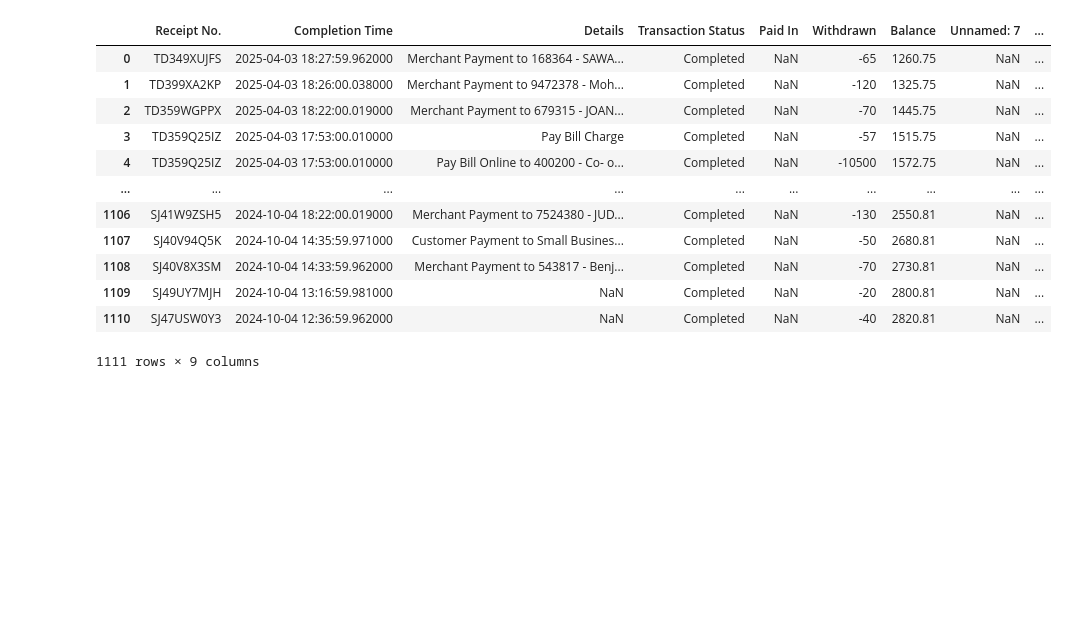
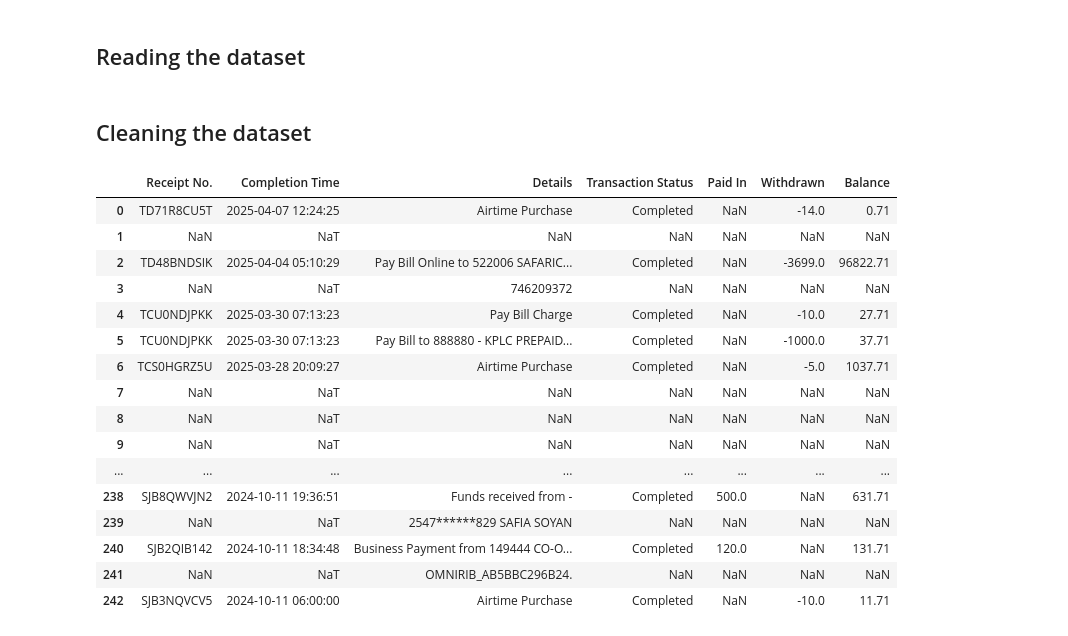
Before and after one commit to Brian342/JupyterNoteBook, a Jupyter notebook: mpesaCleaning.ipynb, the cells around one changed output. Drawn from its saved outputs; the diff is of its cells as text; code cells hidden in the pictures; blank space fills up the shorter version.

```diff
--- a/mpesaCleaning.ipynb
+++ b/mpesaCleaning.ipynb
@@ -1,23 +1,31 @@
 # %%
 import pandas as pd
+# %% [markdown]
+<h2> Reading the dataset </h2>
 # %%
 # Reading other dataset
-katra = pd.read_excel('/Users/briankimanzi/Documents/programming Languages/PythonProgramming/JupyterNoteBook/Datasets/MpesaStatement_Katra.xlsx')
-Nashipae = pd.read_excel('/Users/briankimanzi/Documents/programming Languages/PythonProgramming/JupyterNoteBook/Datasets/MPESA_Marylyne.xlsx')
+Data1 = pd.read_excel('/Users/briankimanzi/Documents/programming Languages/PythonProgramming/JupyterNoteBook/Datasets/MpesaStatement_Katra.xlsx')
+Data2 = pd.read_excel('/Users/briankimanzi/Documents/programming Languages/PythonProgramming/JupyterNoteBook/Datasets/MPESA_Marylyne.xlsx')
+# %% [markdown]
+<h2> Cleaning the dataset </h2>
 # %%
-Nashipae
+Data1
 # %% [output]
-|  | Receipt No. | Completion Time | Details | Transaction Status | Paid In | Withdrawn | Balance | Unnamed: 7 | ... |
-| 0 | TD349XUJFS | 2025-04-03 18:27:59.962000 | Merchant Payment to 168364 - SAWA... | Completed | NaN | -65 | 1260.75 | NaN | ... |
-| 1 | TD399XA2KP | 2025-04-03 18:26:00.038000 | Merchant Payment to 9472378 - Moh... | Completed | NaN | -120 | 1325.75 | NaN | ... |
-| 2 | TD359WGPPX | 2025-04-03 18:22:00.019000 | Merchant Payment to 679315 - JOAN... | Completed | NaN | -70 | 1445.75 | NaN | ... |
-| 3 | TD359Q25IZ | 2025-04-03 17:53:00.010000 | Pay Bill Charge | Completed | NaN | -57 | 1515.75 | NaN | ... |
-| 4 | TD359Q25IZ | 2025-04-03 17:53:00.010000 | Pay Bill Online to 400200 - Co- o... | Completed | NaN | -10500 | 1572.75 | NaN | ... |
-| ... | ... | ... | ... | ... | ... | ... | ... | ... | ... |
-| 1106 | SJ41W9ZSH5 | 2024-10-04 18:22:00.019000 | Merchant Payment to 7524380 - JUD... | Completed | NaN | -130 | 2550.81 | NaN | ... |
-| 1107 | SJ40V94Q5K | 2024-10-04 14:35:59.971000 | Customer Payment to Small Busines... | Completed | NaN | -50 | 2680.81 | NaN | ... |
-| 1108 | SJ40V8X3SM | 2024-10-04 14:33:59.962000 | Merchant Payment to 543817 - Benj... | Completed | NaN | -70 | 2730.81 | NaN | ... |
-| 1109 | SJ49UY7MJH | 2024-10-04 13:16:59.981000 | NaN | Completed | NaN | -20 | 2800.81 | NaN | ... |
-| 1110 | SJ47USW0Y3 | 2024-10-04 12:36:59.962000 | NaN | Completed | NaN | -40 | 2820.81 | NaN | ... |
+|  | Receipt No. | Completion Time | Details | Transaction Status | Paid In | Withdrawn | Balance |
+| 0 | TD71R8CU5T | 2025-04-07 12:24:25 | Airtime Purchase | Completed | NaN | -14.0 | 0.71 |
+| 1 | NaN | NaT | NaN | NaN | NaN | NaN | NaN |
+| 2 | TD48BNDSIK | 2025-04-04 05:10:29 | Pay Bill Online to 522006 SAFARIC... | Completed | NaN | -3699.0 | 96822.71 |
+| 3 | NaN | NaT | 746209372 | NaN | NaN | NaN | NaN |
+| 4 | TCU0NDJPKK | 2025-03-30 07:13:23 | Pay Bill Charge | Completed | NaN | -10.0 | 27.71 |
+| 5 | TCU0NDJPKK | 2025-03-30 07:13:23 | Pay Bill to 888880 - KPLC PREPAID... | Completed | NaN | -1000.0 | 37.71 |
+| 6 | TCS0HGRZ5U | 2025-03-28 20:09:27 | Airtime Purchase | Completed | NaN | -5.0 | 1037.71 |
+| 7 | NaN | NaT | NaN | NaN | NaN | NaN | NaN |
+| 8 | NaN | NaT | NaN | NaN | NaN | NaN | NaN |
+| 9 | NaN | NaT | NaN | NaN | NaN | NaN | NaN |
+| ... | ... | ... | ... | ... | ... | ... | ... |
+| 238 | SJB8QWVJN2 | 2024-10-11 19:36:51 | Funds received from - | Completed | 500.0 | NaN | 631.71 |
+| 239 | NaN | NaT | 2547******829 SAFIA SOYAN | NaN | NaN | NaN | NaN |
+| 240 | SJB2QIB142 | 2024-10-11 18:34:48 | Business Payment from 149444 CO-O... | Completed | 120.0 | NaN | 131.71 |
+| 241 | NaN | NaT | OMNIRIB_AB5BBC296B24. | NaN | NaN | NaN | NaN |
+| 242 | SJB3NQVCV5 | 2024-10-11 06:00:00 | Airtime Purchase | Completed | NaN | -10.0 | 11.71 |
-1111 rows × 9 columns
 # %%
```
Also changed, not shown: parts of 7 cells of this notebook, 4 other files.
